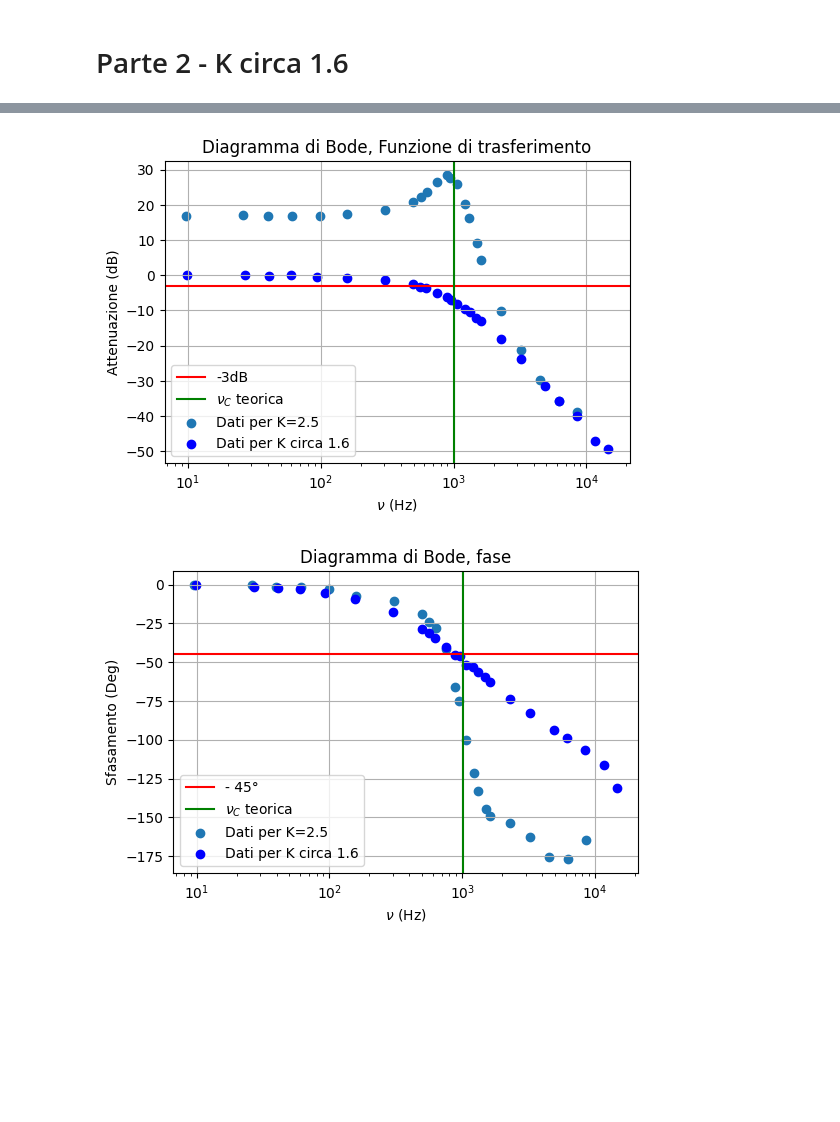
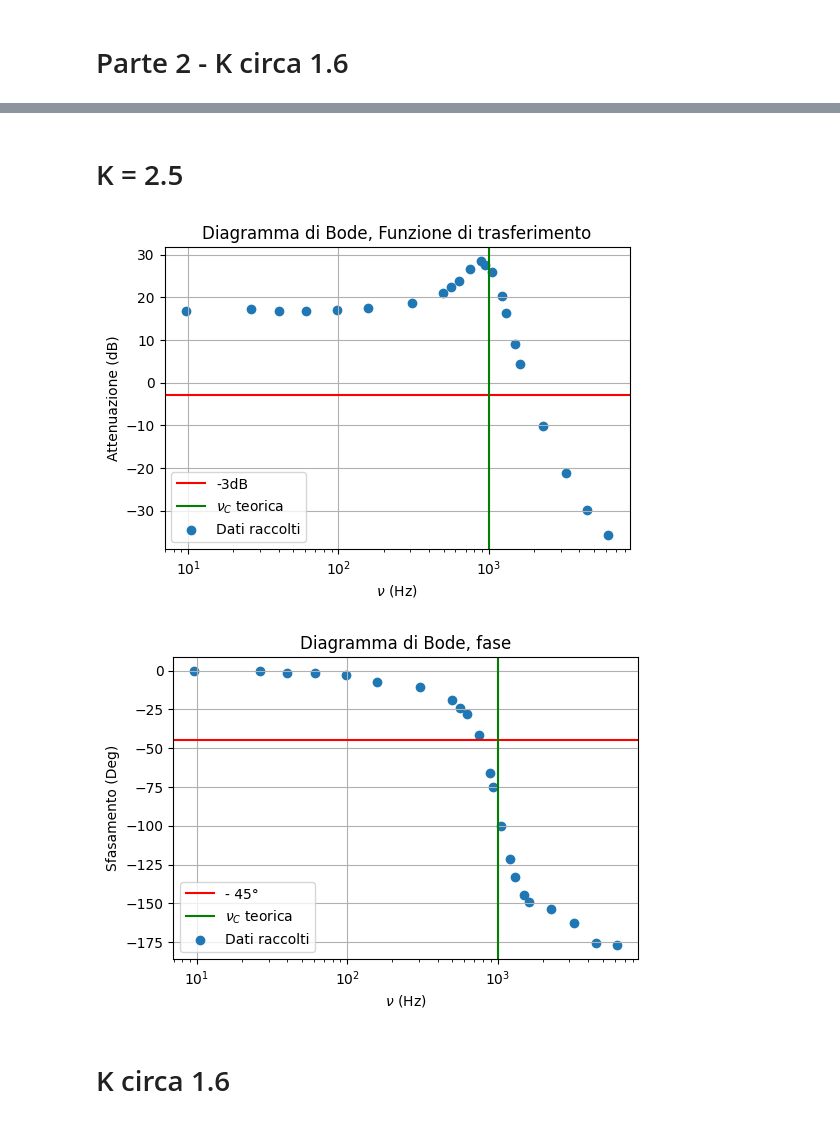
Before and after one commit to atancredi/physics-data, a Jupyter notebook: LabSegnaliSistemi/esperienza_5/Esperienza5.ipynb, the cells around one changed output, grey strips where cells are left out. Saved outputs shown, nothing was run; the diff lists cells and outputs as text; code cells hidden in the pictures; blank space fills up the shorter version.

```diff
--- a/LabSegnaliSistemi/esperienza_5/Esperienza5.ipynb
+++ b/LabSegnaliSistemi/esperienza_5/Esperienza5.ipynb
@@ -23,13 +25,27 @@ print([500,750,800,950,1000,1050,1100,1150,1300,1500])
 # Parte 1 - K=2.5
 # %%
 freq1 = [np.hstack((np.array([9.625,26.15,39.931,60.762,98.36,157.3,306.06,496.5,564.28,629.15,755.00,886.20,938.86])*10**-3,
-                   np.array([1.0580,1.215,1.3025,1.5008,1.6158,2.2816,3.2393,4.4964,6.246,8.536]))),"Frequenza (kHz)"] #kHz
+                   np.array([1.0580,1.215,1.3025,1.5008,1.6158,2.2816,3.2393,4.4964,6.246]))),"Frequenza (kHz)"] #kHz
+
+sigma_freq1 = np.around((freq1[0]*10**3)*0.03, 3)
+#print(freq1[0]*10**3)
+#print(sigma_freq1)
+
 vin1 = [np.array([0.980,0.96,0.98,0.98,0.98,0.96,0.96,0.96,0.96,0.96,0.96,0.96,1.01,
-                 0.98,0.96,0.98,0.96,1.01,0.96,0.98,0.98,0.96,0.98]),"Vin(V)"] #V
+                 0.98,0.96,0.98,0.96,1.01,0.96,0.98,0.98,0.96]),"Vin(V)"] #V
+
+sigma_vin1 = np.around(vin1[0]*0.03,2)
+#print(sigma_vin1)
+
 vout1 = [np.array([2.27,2.27,2.27,2.27,2.29,2.29,2.43,2.73,2.93,3.14,3.62,4.00,4.00,
-                  3.58,2.65,2.21,1.51,1.25,0.58,0.34,0.22,0.16,0.14]),"Vout(V)"] #V
+                  3.58,2.65,2.21,1.51,1.25,0.58,0.34,0.22,0.16]),"Vout(V)"] #V
+sigma_vout1 = np.around(vout1[0]*0.03,2)
+#print(sigma_vout1)
+
 deltat1 = [-1*np.array([35,35,120,56,86,128,93.04,105.8,119.44,122.9,153.6,206.1,221.6,
-                    262.96,277.8,283.2,267.92,256.8,186.96,139.74,108.29,78.78,53.63]),"\u03BCs"] #us
+                    262.96,277.8,283.2,267.92,256.8,186.96,139.74,108.29,78.78]),"\u03BCs"] #us
+sigma_deltat1 = np.around(deltat1[0]*0.03,3)
+#print(sigma_deltat1)
 # %% [markdown]
 # Parte 2 - K circa 1.6
 # %%
@@ -71,6 +106,7 @@ def printGraph(vout, vin, freq, deltat):
     plt.ylabel("Sfasamento (Deg)")
     plt.legend()
     plt.title("Diagramma di Bode, fase")
+    return module, delta_phi
 
 def doublebode(vout1, vin1, freq1, deltat1, vout2, vin2, freq2, deltat2):
     fig = plt.figure(CreateFigure())
@@ -126,6 +148,9 @@ printGraph(vout2, vin2, freq2, deltat2)
-# %%
-doublebode(vout1, vin1, freq1, deltat1, vout2, vin2, freq2, deltat2)
-doublephase(vout1, vin1, freq1, deltat1, vout2, vin2, freq2, deltat2)
-# %% [output]
-[figure, removed]
-[figure, removed]
+# %% [markdown]
+# K = 2.5
+# %%
+module1, delta_phi1 = printGraph(vout1, vin1, freq1, deltat1)
+# %% [output]
+[figure, added]
+[figure, added]
+# %% [markdown]
+# K circa 1.6
```
Also changed, not shown: parts of 11 cells of this notebook.
